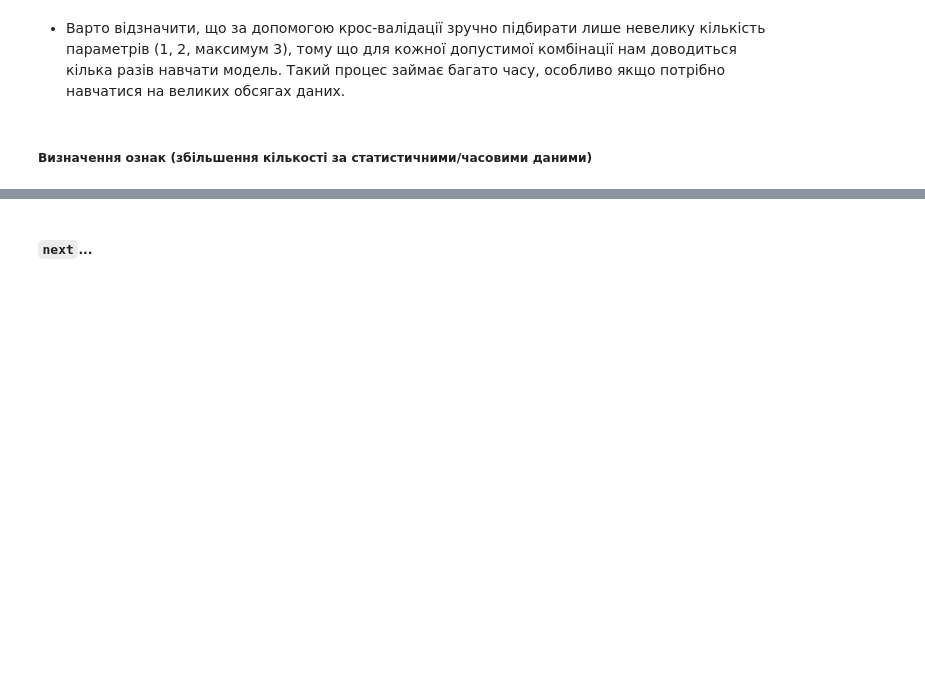
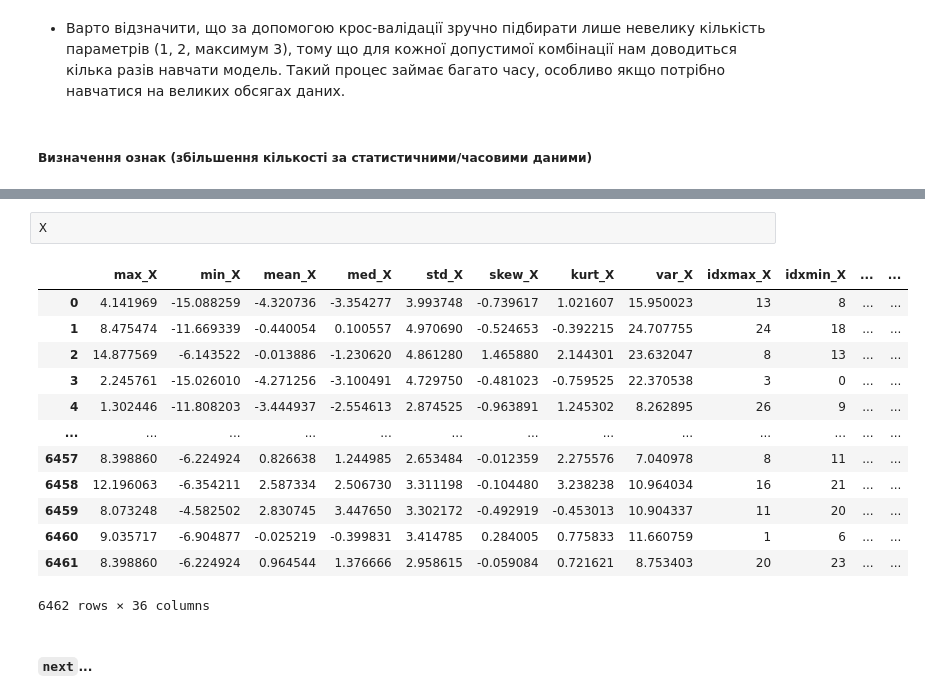
Before and after one commit to DenysTantsiura/datas, a Jupyter notebook: helps/datascience.ipynb, the cells around one changed output, grey strips where cells are left out. Saved outputs shown, nothing was run; the diff lists cells and outputs as text; blank space fills up the shorter version.

```diff
--- a/helps/datascience.ipynb
+++ b/helps/datascience.ipynb
@@ -389,3 +567,19 @@ from itertools import combinations
+# %%
+X
+# %% [output]
+|  | max_X | min_X | mean_X | med_X | std_X | skew_X | kurt_X | var_X | idxmax_X | idxmin_X | ... | ... |
+| 0 | 4.141969 | -15.088259 | -4.320736 | -3.354277 | 3.993748 | -0.739617 | 1.021607 | 15.950023 | 13 | 8 | ... | ... |
+| 1 | 8.475474 | -11.669339 | -0.440054 | 0.100557 | 4.970690 | -0.524653 | -0.392215 | 24.707755 | 24 | 18 | ... | ... |
+| 2 | 14.877569 | -6.143522 | -0.013886 | -1.230620 | 4.861280 | 1.465880 | 2.144301 | 23.632047 | 8 | 13 | ... | ... |
+| 3 | 2.245761 | -15.026010 | -4.271256 | -3.100491 | 4.729750 | -0.481023 | -0.759525 | 22.370538 | 3 | 0 | ... | ... |
+| 4 | 1.302446 | -11.808203 | -3.444937 | -2.554613 | 2.874525 | -0.963891 | 1.245302 | 8.262895 | 26 | 9 | ... | ... |
+| ... | ... | ... | ... | ... | ... | ... | ... | ... | ... | ... | ... | ... |
+| 6457 | 8.398860 | -6.224924 | 0.826638 | 1.244985 | 2.653484 | -0.012359 | 2.275576 | 7.040978 | 8 | 11 | ... | ... |
+| 6458 | 12.196063 | -6.354211 | 2.587334 | 2.506730 | 3.311198 | -0.104480 | 3.238238 | 10.964034 | 16 | 21 | ... | ... |
+| 6459 | 8.073248 | -4.582502 | 2.830745 | 3.447650 | 3.302172 | -0.492919 | -0.453013 | 10.904337 | 11 | 20 | ... | ... |
+| 6460 | 9.035717 | -6.904877 | -0.025219 | -0.399831 | 3.414785 | 0.284005 | 0.775833 | 11.660759 | 1 | 6 | ... | ... |
+| 6461 | 8.398860 | -6.224924 | 0.964544 | 1.376666 | 2.958615 | -0.059084 | 0.721621 | 8.753403 | 20 | 23 | ... | ... |
+6462 rows × 36 columns
 # %% [markdown]
 ##### `next`...
 # %% [markdown]
```
Also changed, not shown: parts of 24 cells of this notebook, 2 other files.
